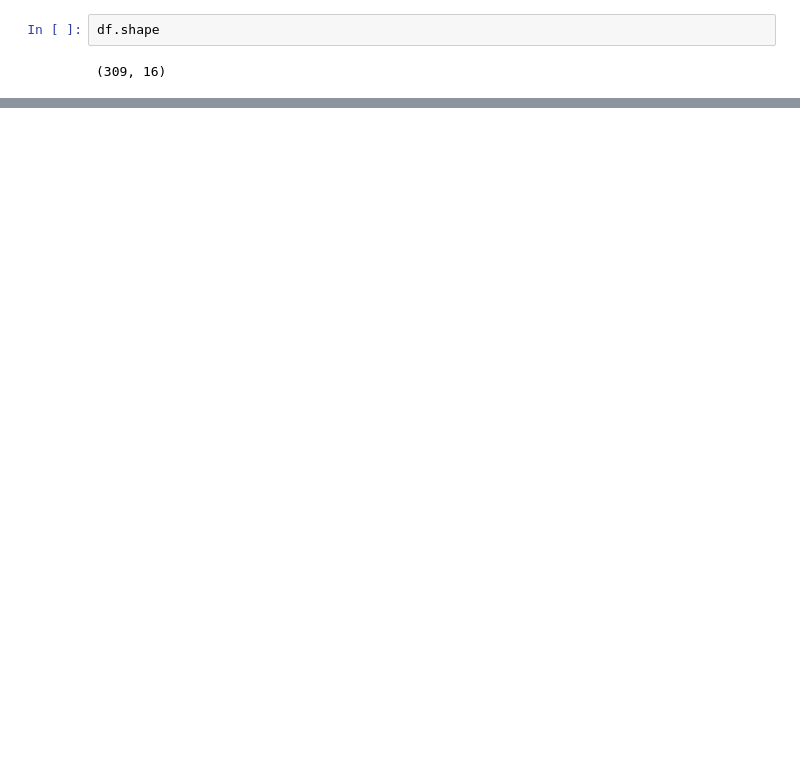
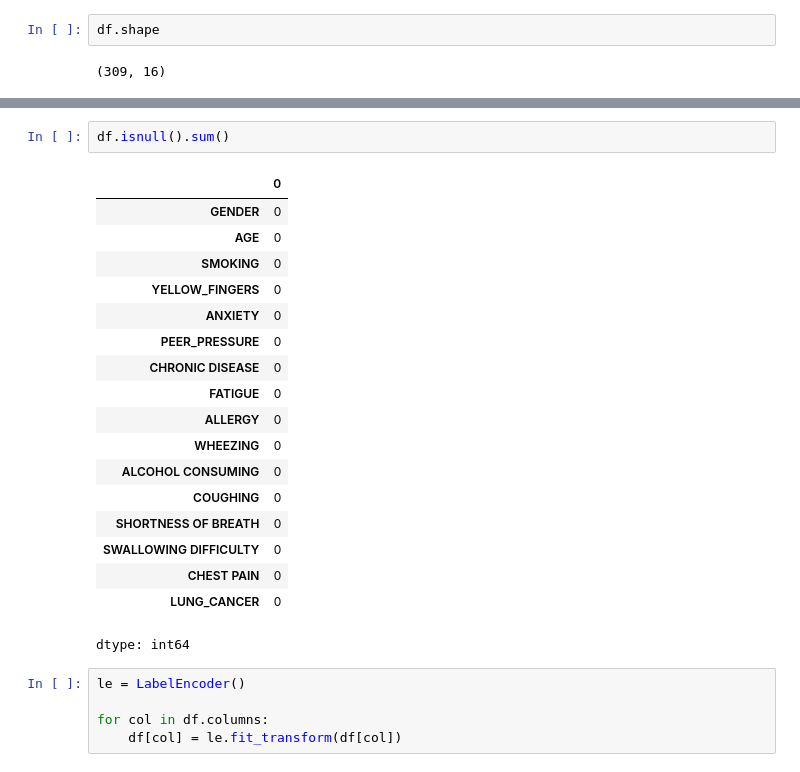
Before and after one commit to harshi2410/ML_Project, a Jupyter notebook: 01_logistic_regression.ipynb, the cells around one changed output, grey strips where cells are left out. Drawn from its saved outputs; the diff is of its cells as text; blank space fills up the shorter version.

```diff
--- a/01_logistic_regression.ipynb
+++ b/01_logistic_regression.ipynb
@@ -46,0 +69,26 @@ df.describe()
+# %%
+df.isnull().sum()
+# %% [output]
+|  | 0 |
+| GENDER | 0 |
+| AGE | 0 |
+| SMOKING | 0 |
+| YELLOW_FINGERS | 0 |
+| ANXIETY | 0 |
+| PEER_PRESSURE | 0 |
+| CHRONIC DISEASE | 0 |
+| FATIGUE | 0 |
+| ALLERGY | 0 |
+| WHEEZING | 0 |
+| ALCOHOL CONSUMING | 0 |
+| COUGHING | 0 |
+| SHORTNESS OF BREATH | 0 |
+| SWALLOWING DIFFICULTY | 0 |
+| CHEST PAIN | 0 |
+| LUNG_CANCER | 0 |
+dtype: int64
+# %%
+le = LabelEncoder()
+
+for col in df.columns:
+    df[col] = le.fit_transform(df[col])
```
Also changed, not shown: parts of 2 cells of this notebook.
